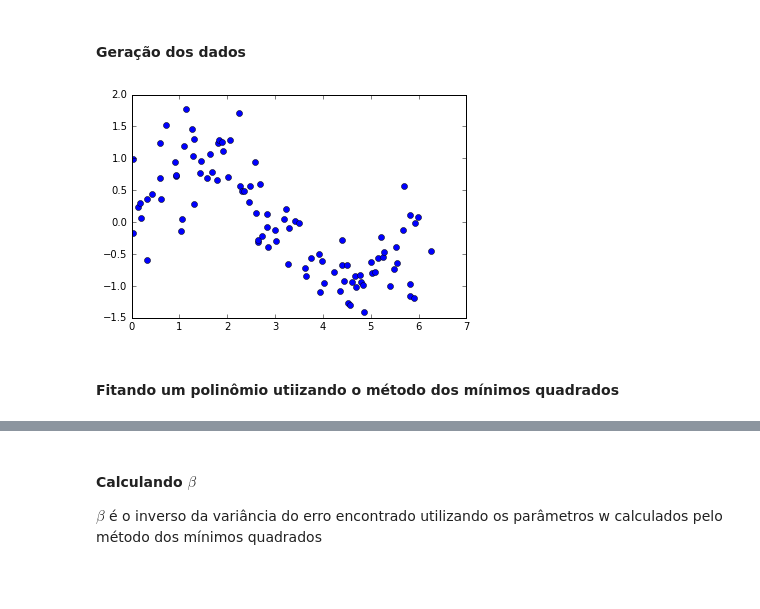
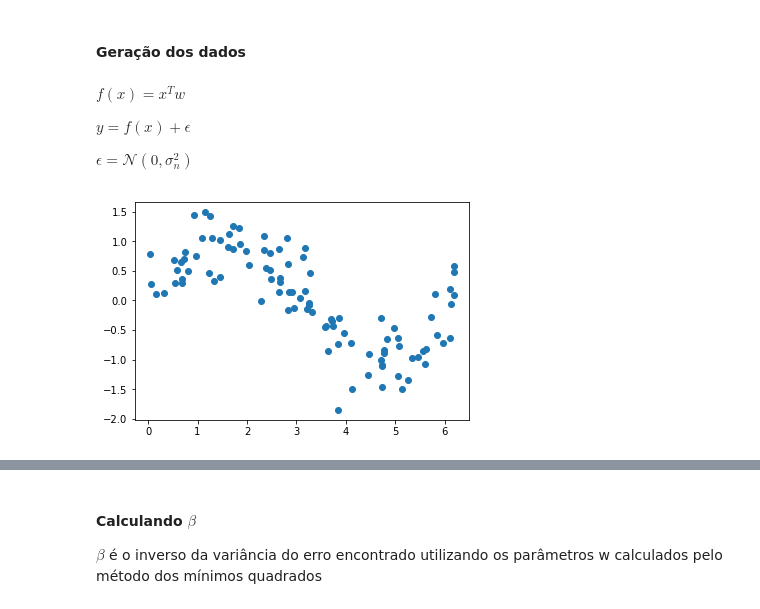
Before and after one commit to lauramoraes/info_theory, a Jupyter notebook: Mínimos quadrados com regularização (Bayesiano).ipynb, the cells around one changed output, grey strips where cells are left out. Cells and saved outputs as stored; diff of their text form; code cells hidden in the pictures; blank space fills up the shorter version.

```diff
--- a/Mínimos quadrados com regularização (Bayesiano).ipynb
+++ b/Mínimos quadrados com regularização (Bayesiano).ipynb
@@ -5,15 +5,22 @@ import matplotlib.pyplot as plt
 %matplotlib inline
 # %% [markdown]
 #### Geração dos dados ####
+# %% [markdown]
+$ f(x) = x^T w $
+
+$ y = f(x) + \epsilon $
+
+$ \epsilon = \mathcal{N}(0, \sigma_n^2) $
+# %%
+N = 100
+complexity = 3
+sigma = 0.4
 # %%
-N = 100
 x = np.sort(2*np.pi*np.random.random_sample((N,)))
-e = 0.4 * np.random.randn(N)
+e = sigma * np.random.randn(N)
 y = np.sin(x)
 y_e = y+e
 plt.plot(x,y_e, 'o')
 plt.show()
 # %% [output]
-[figure, old version]
+[figure, new version]
-# %% [markdown]
-#### Fitando um polinômio utiizando o método dos mínimos quadrados ####
```
Also changed, not shown: parts of 7 cells of this notebook.
